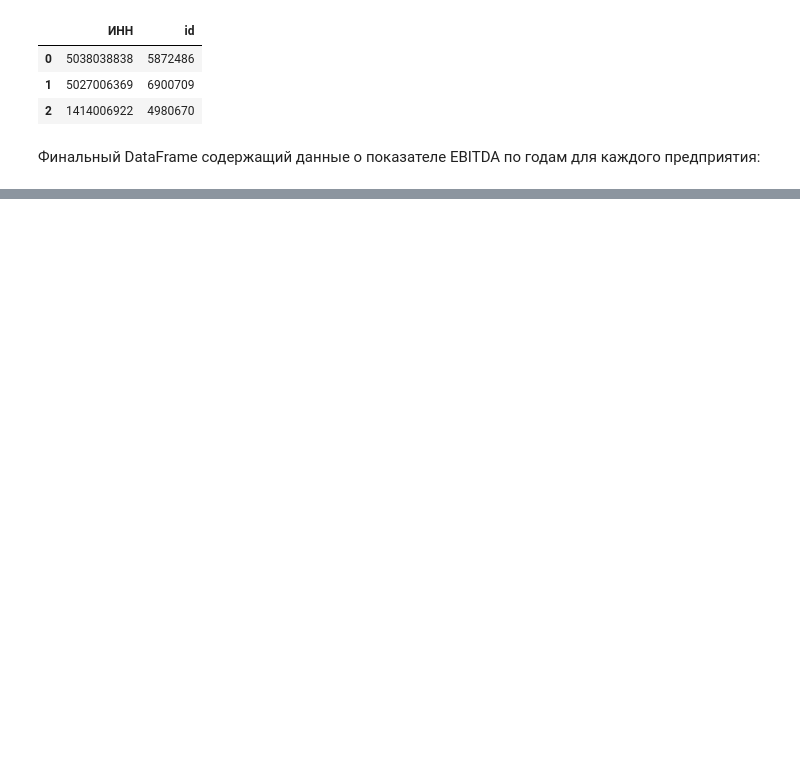
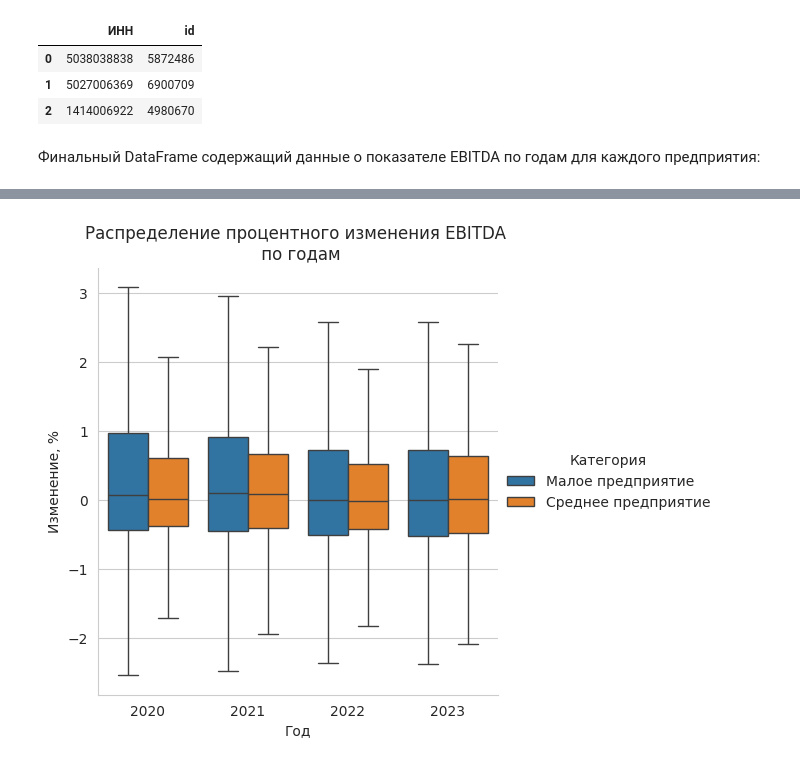
Before and after one commit to aleks-haksly/Postypashka, a Jupyter notebook: DA/02 HW_lab/HW_2.ipynb, the cells around one changed output, grey strips where cells are left out. Saved outputs shown, nothing was run; the diff lists cells and outputs as text; code cells hidden in the pictures; blank space fills up the shorter version.

```diff
--- a/DA/02 HW_lab/HW_2.ipynb
+++ b/DA/02 HW_lab/HW_2.ipynb
@@ -299,0 +293,15 @@ plt.tight_layout();
+# %%
+def box_plot_with_cat(df, title, stubnames='ebitda_', ylabel="Изменение, %",):
+    '''
+    Функция строит boxplot распределения процентного изменения значений в колонках, при этом выбросы заменяются на квантили 1% и 99%,
+    пропуски в данных удаляются в колонках dropna_subset
+    '''
+    df_1 = df.dropna()
+    df_2 = df_1.iloc[:,2:]\
+               .pct_change(axis=1, )\
+               .replace([np.inf, -np.inf], np.nan).iloc[:,1:]
+    df_2['Категория'] = df_1['Категория']
+    df_2['id'] = df_1['id']
+    df_3 = pd.wide_to_long(df_2, stubnames=stubnames, i=['id', 'Категория'], j='Год')
+    sns.set_style("whitegrid")
+    sns.catplot(data=df_3, x='Год', y=stubnames, kind='box', hue='Категория', showfliers=False).set(ylabel='Изменение, %', title=title)
@@ -299,0 +324,4 @@ plt.tight_layout();
+# %%
+box_plot_with_cat(df_with_category, stubnames='ebitda_', title="Распределение процентного изменения EBITDA \n по годам")
+# %% [output]
+[figure, added]
```
Also changed, not shown: parts of 29 cells of this notebook.
